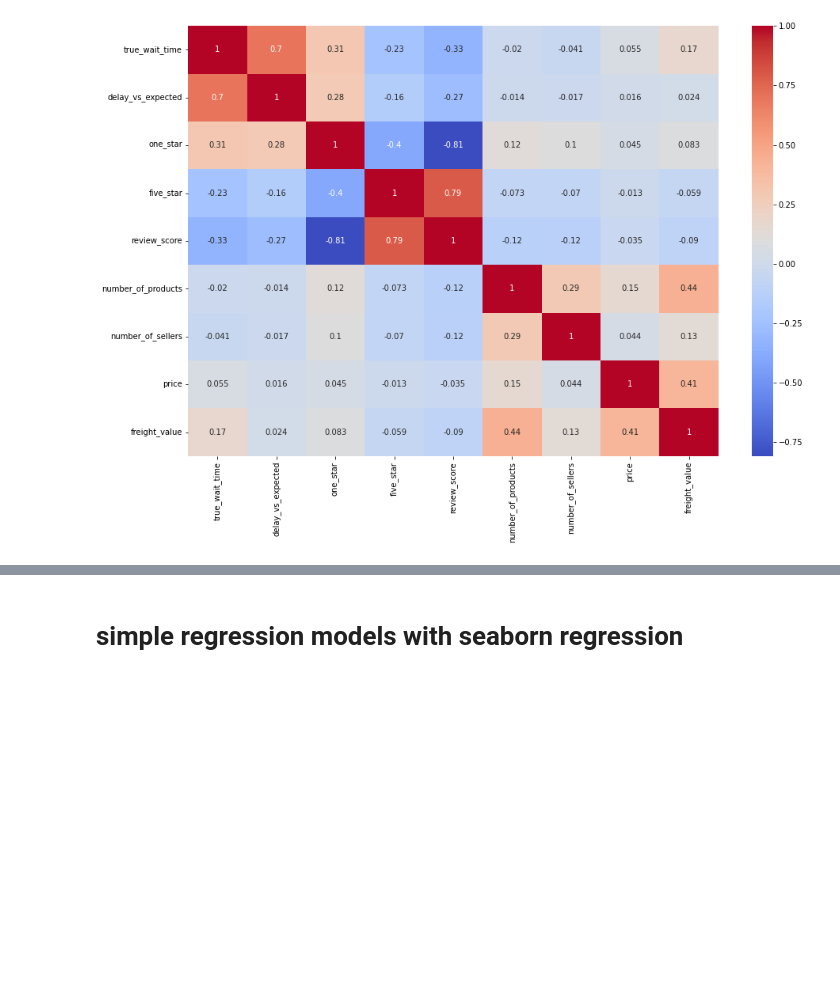
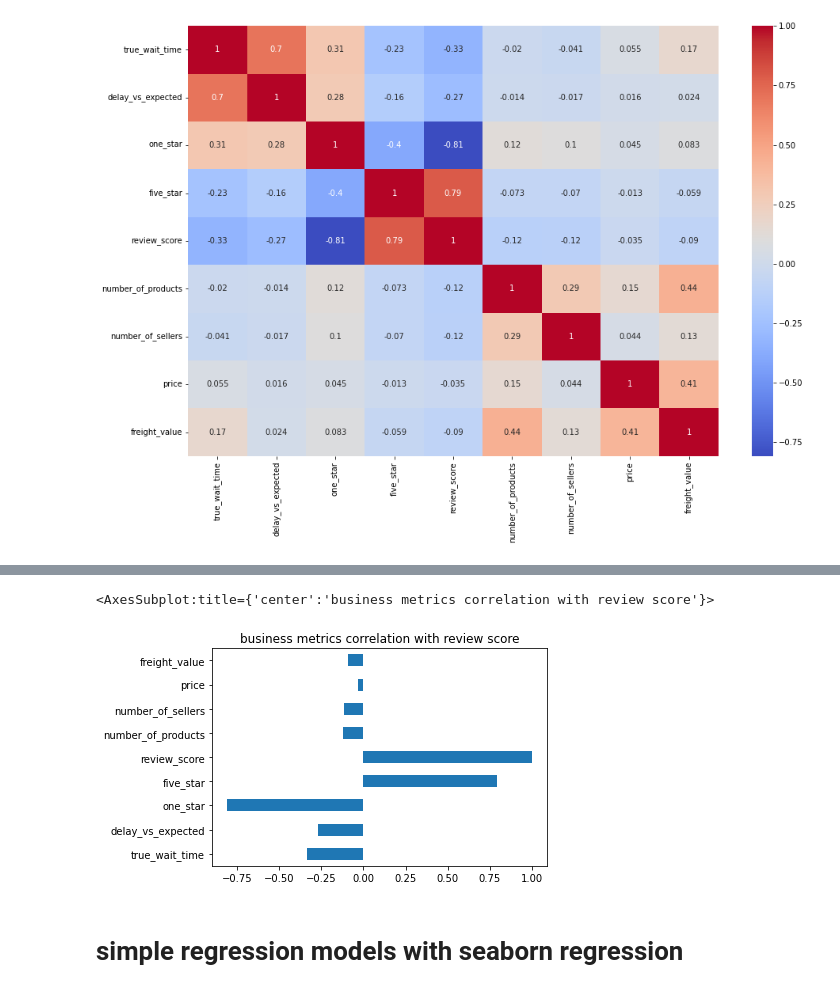
Before and after one commit to 1985shree/olist, a Jupyter notebook: notebooks/note5_wait_time_correlated_with_review?.ipynb, the cells around one changed output, grey strips where cells are left out. Drawn from its saved outputs; the diff is of its cells as text; code cells hidden in the pictures; blank space fills up the shorter version.

Commit message:
added pairwise correlation bar plot

```diff
--- a/notebooks/note5_wait_time_correlated_with_review?.ipynb
+++ b/notebooks/note5_wait_time_correlated_with_review?.ipynb
@@ -63,3 +63,6 @@ sns.heatmap(orders.corr(), cmap = 'coolwarm', annot = True, )
 # %% [output]
 <AxesSubplot:>
 [figure]
+# %%
+orders_corr = orders.corr(method = 'pearson')
+orders_corr.head()
@@ -66 +76,7 @@ sns.heatmap(orders.corr(), cmap = 'coolwarm', annot = True, )
+# %%
+# easy visualization of pairwise correlation, with review scores
+orders_corr.review_score.plot(kind='barh', title = 'business metrics correlation with review score')
+# %% [output]
+<AxesSubplot:title={'center':'business metrics correlation with review score'}>
+[figure, added]
 # %%
```
Also changed, not shown: parts of 7 cells of this notebook.
